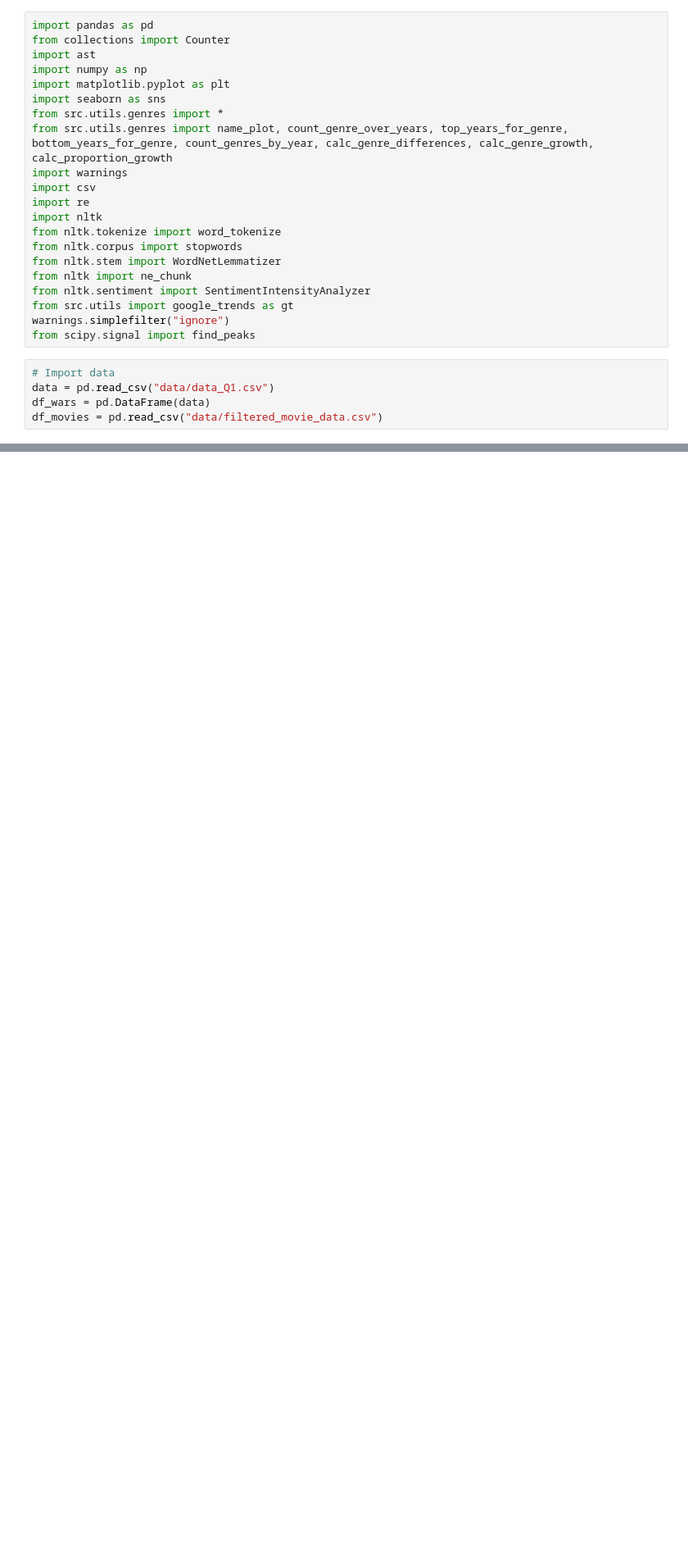
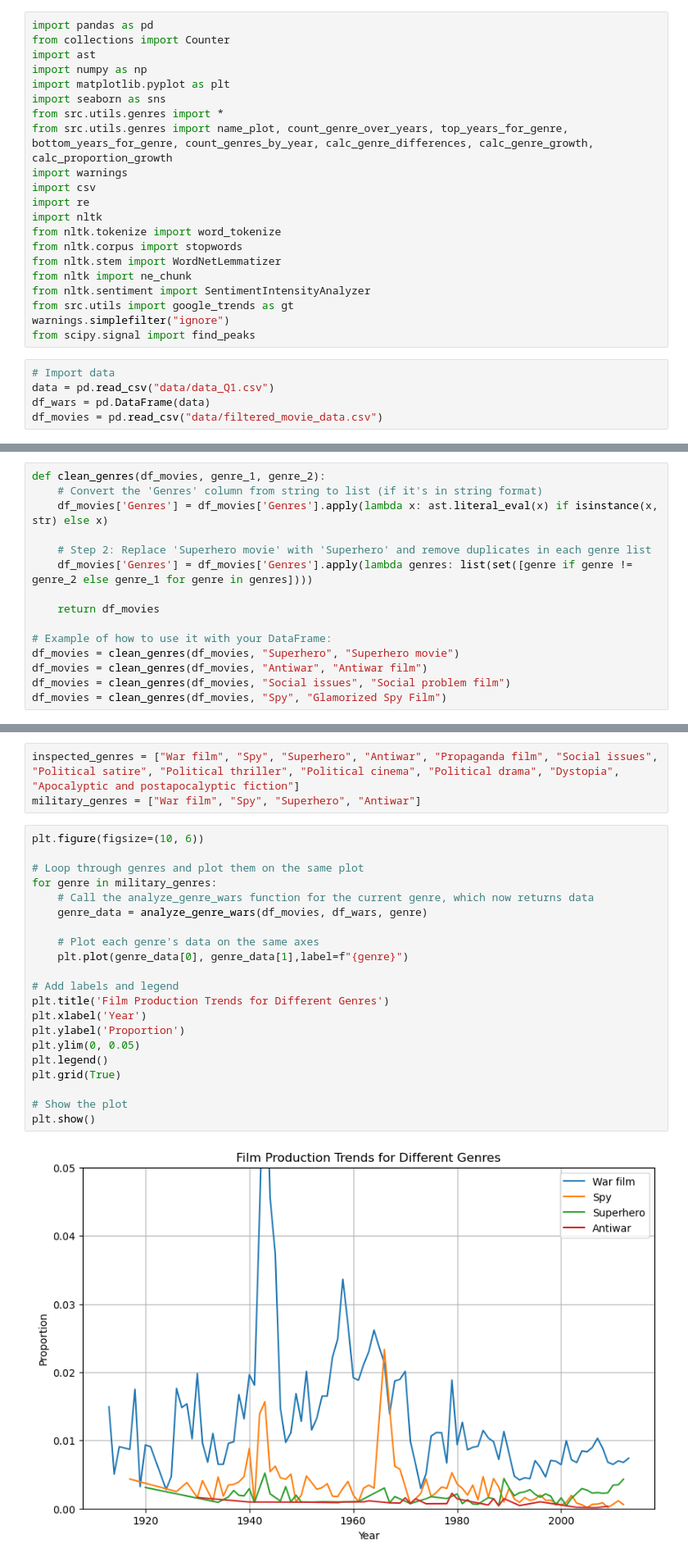
Before and after one commit to epfl-ada/ada-2024-project-americandentalassociation, a Jupyter notebook: Q1.ipynb, the cells around one changed output, grey strips where cells are left out. Shown at 82% size. Cells and saved outputs as stored; diff of their text form; blank space fills up the shorter version.

```diff
--- a/Q1.ipynb
+++ b/Q1.ipynb
@@ -240,0 +48,15 @@ print(wars_in_intervals_df)
+# %%
+def clean_genres(df_movies, genre_1, genre_2):
+    # Convert the 'Genres' column from string to list (if it's in string format)
+    df_movies['Genres'] = df_movies['Genres'].apply(lambda x: ast.literal_eval(x) if isinstance(x, str) else x)
+
+    # Step 2: Replace 'Superhero movie' with 'Superhero' and remove duplicates in each genre list
+    df_movies['Genres'] = df_movies['Genres'].apply(lambda genres: list(set([genre if genre != genre_2 else genre_1 for genre in genres])))
+
+    return df_movies
+
+# Example of how to use it with your DataFrame:
+df_movies = clean_genres(df_movies, "Superhero", "Superhero movie")
+df_movies = clean_genres(df_movies, "Antiwar", "Antiwar film")
+df_movies = clean_genres(df_movies, "Social issues", "Social problem film")
+df_movies = clean_genres(df_movies, "Spy", "Glamorized Spy Film")
@@ -240,0 +159,26 @@ print(wars_in_intervals_df)
+# %%
+inspected_genres = ["War film", "Spy", "Superhero", "Antiwar", "Propaganda film", "Social issues", "Political satire", "Political thriller", "Political cinema", "Political drama", "Dystopia", "Apocalyptic and postapocalyptic fiction"]
+military_genres = ["War film", "Spy", "Superhero", "Antiwar"]
+# %%
+plt.figure(figsize=(10, 6))
+
+# Loop through genres and plot them on the same plot
+for genre in military_genres:
+    # Call the analyze_genre_wars function for the current genre, which now returns data
+    genre_data = analyze_genre_wars(df_movies, df_wars, genre)
+
+    # Plot each genre's data on the same axes
+    plt.plot(genre_data[0], genre_data[1],label=f"{genre}")
+
+# Add labels and legend
+plt.title('Film Production Trends for Different Genres')
+plt.xlabel('Year')
+plt.ylabel('Proportion')
+plt.ylim(0, 0.05)
+plt.legend()
+plt.grid(True)
+
+# Show the plot
+plt.show()
+# %% [output]
+[figure, added]
```
Also changed, not shown: parts of 9 cells of this notebook.
